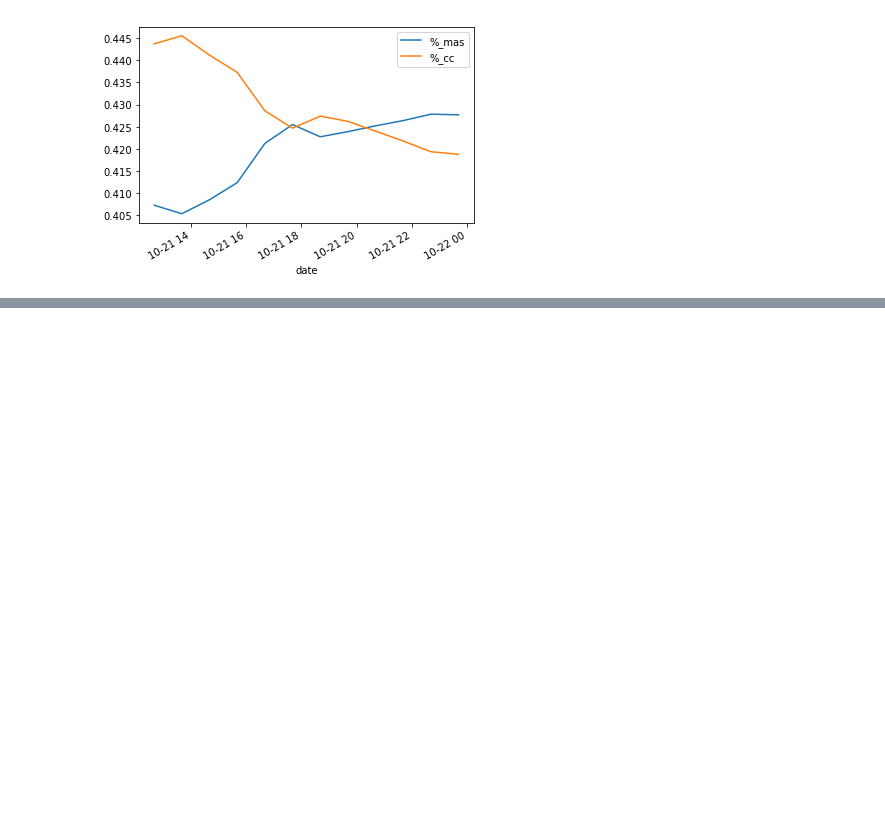
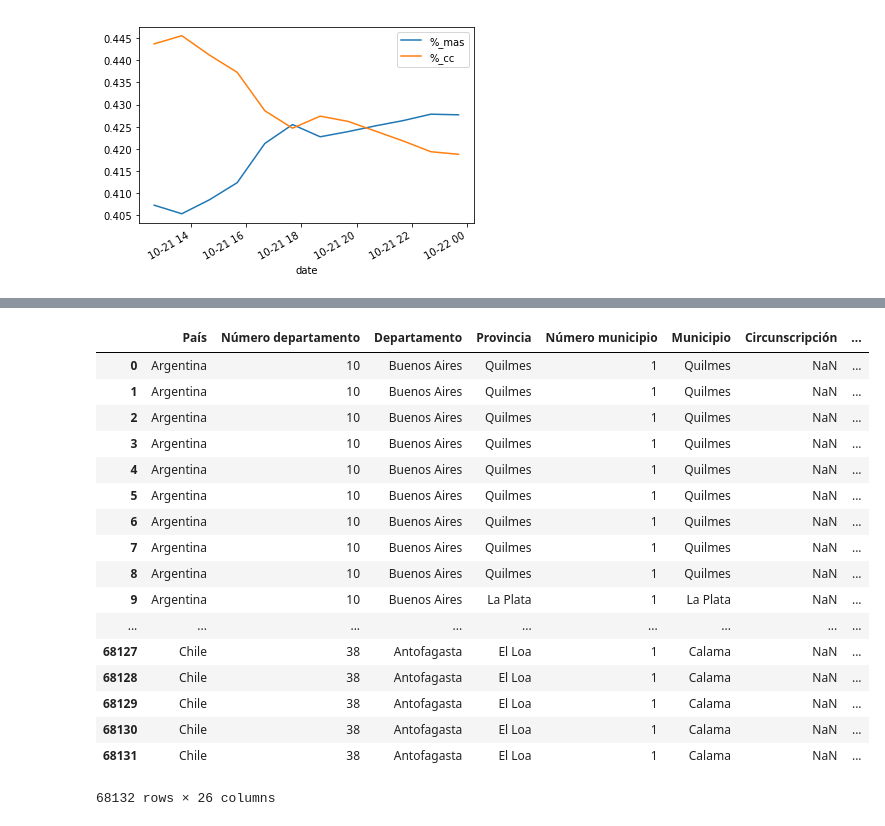
Before and after one commit to xaiki/elecciones-bolivia, a Jupyter notebook: data/comparativas-trep-computo.ipynb, the cells around one changed output, grey strips where cells are left out. Drawn from its saved outputs; the diff is of its cells as text; code cells hidden in the pictures; blank space fills up the shorter version.

Commit message:
update ipynb comments
Signed-off-by: Niv Sardi <xaiki@evilgiggle.com>

```diff
--- a/data/comparativas-trep-computo.ipynb
+++ b/data/comparativas-trep-computo.ipynb
@@ -86,3 +105,26 @@ trep
 | 43 | 2019-10-24 23:10:40 | trep | ./trep/acta.2019.10.24.23.10.40.xlsx | 0.956273 | 0.36724 | 0.468354 | 0.101114 | 33044 | 2162311 | 2757673 | 595362 | ... |
 | 44 | 2019-10-24 22:10:40 | trep | ./trep/acta.2019.10.24.22.10.40.xlsx | 0.956273 | 0.36724 | 0.468354 | 0.101114 | 33044 | 2162311 | 2757673 | 595362 | ... |
 | 45 | 2019-10-23 22:10:40 | trep | ./trep/acta.2019.10.23.22.10.40.xlsx | 0.956273 | 0.36724 | 0.468354 | 0.101114 | 33044 | 2162311 | 2757673 | 595362 | ... |
+# %%
+actas = pd.read_excel("/home/xaiki/Downloads/acta.2019.10.25.06.26.34.xlsx")
+# %%
+actas
+# %% [output]
+|  | País | Número departamento | Departamento | Provincia | Número municipio | Municipio | Circunscripción | ... |
+| 0 | Argentina | 10 | Buenos Aires | Quilmes | 1 | Quilmes | NaN | ... |
+| 1 | Argentina | 10 | Buenos Aires | Quilmes | 1 | Quilmes | NaN | ... |
+| 2 | Argentina | 10 | Buenos Aires | Quilmes | 1 | Quilmes | NaN | ... |
+| 3 | Argentina | 10 | Buenos Aires | Quilmes | 1 | Quilmes | NaN | ... |
+| 4 | Argentina | 10 | Buenos Aires | Quilmes | 1 | Quilmes | NaN | ... |
+| 5 | Argentina | 10 | Buenos Aires | Quilmes | 1 | Quilmes | NaN | ... |
+| 6 | Argentina | 10 | Buenos Aires | Quilmes | 1 | Quilmes | NaN | ... |
+| 7 | Argentina | 10 | Buenos Aires | Quilmes | 1 | Quilmes | NaN | ... |
+| 8 | Argentina | 10 | Buenos Aires | Quilmes | 1 | Quilmes | NaN | ... |
+| 9 | Argentina | 10 | Buenos Aires | La Plata | 1 | La Plata | NaN | ... |
+| ... | ... | ... | ... | ... | ... | ... | ... | ... |
+| 68127 | Chile | 38 | Antofagasta | El Loa | 1 | Calama | NaN | ... |
+| 68128 | Chile | 38 | Antofagasta | El Loa | 1 | Calama | NaN | ... |
+| 68129 | Chile | 38 | Antofagasta | El Loa | 1 | Calama | NaN | ... |
+| 68130 | Chile | 38 | Antofagasta | El Loa | 1 | Calama | NaN | ... |
+| 68131 | Chile | 38 | Antofagasta | El Loa | 1 | Calama | NaN | ... |
+68132 rows × 26 columns
```
Also changed, not shown: parts of 8 cells of this notebook.
